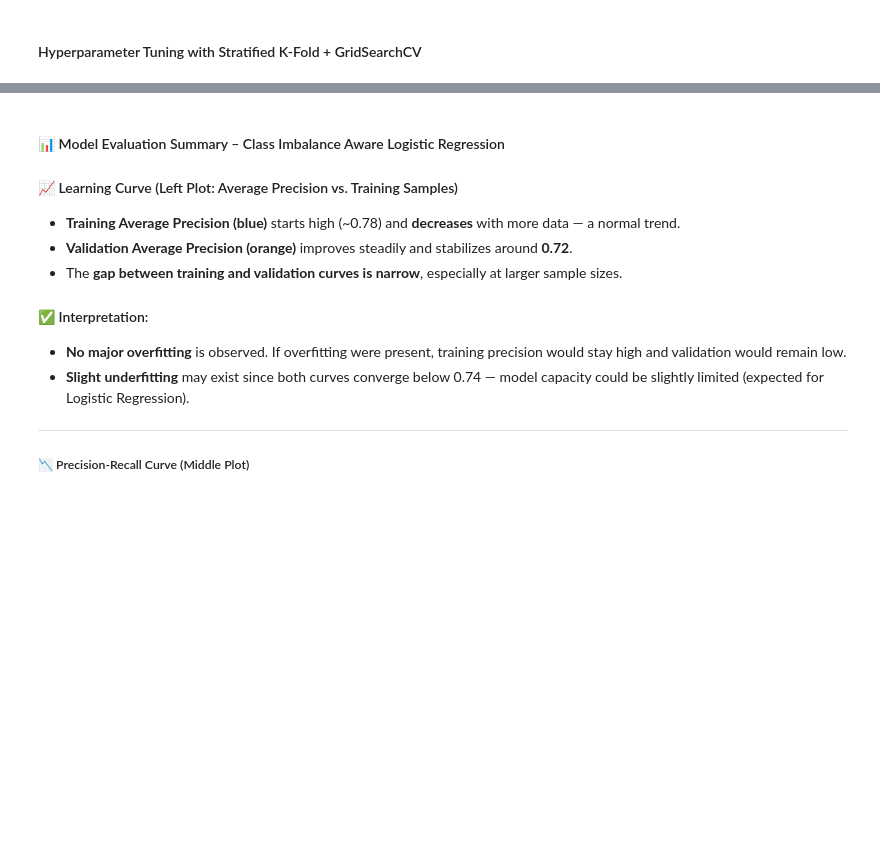
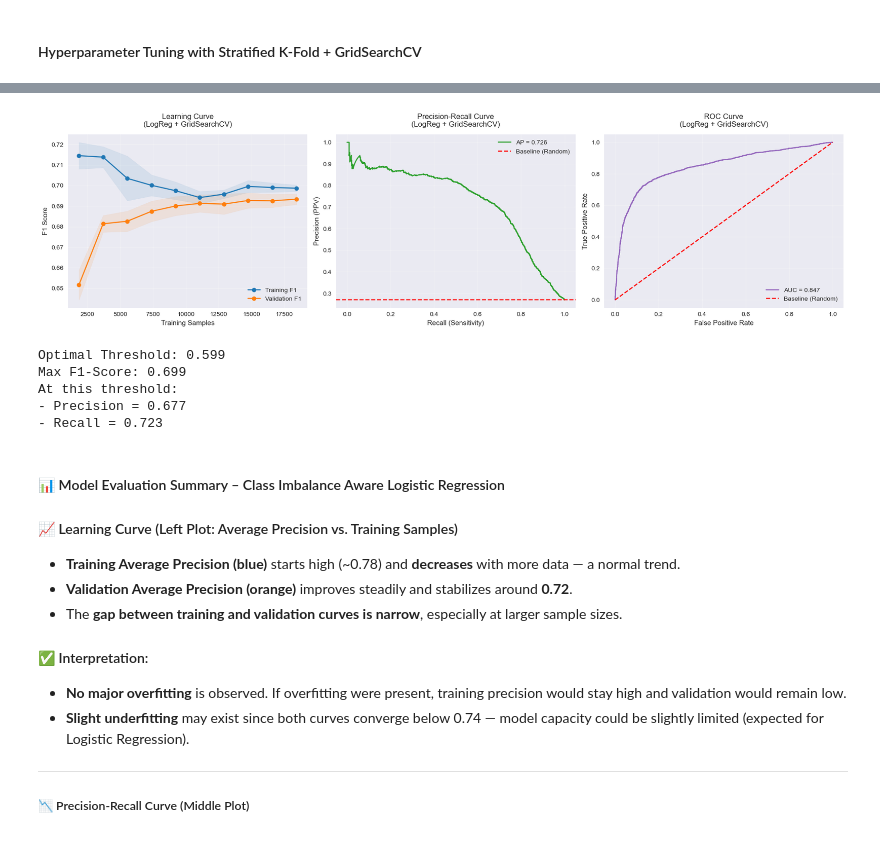
Before and after one commit to sumeetraheja/uol-module2-insurance, a Jupyter notebook: Assessment.ipynb, the cells around one changed output, grey strips where cells are left out. Saved outputs shown, nothing was run; the diff lists cells and outputs as text; code cells hidden in the pictures; blank space fills up the shorter version.

```diff
--- a/Assessment.ipynb
+++ b/Assessment.ipynb
@@ -1397,15 +1510,15 @@ As this is a **fraud detection** use case:
 
 # 1. Define a targeted parameter grid
 param_grid = {
-    'clf__C': np.logspace(-2, 2, 5),  # Test stronger regularization
-    'clf__penalty': ['l2'],           # Faster than l1 for liblinear
+    'clf__C': [0.01, 0.1, 1, 10, 100,1000,10000],  # Test Regularization [0.01, 0.1, 1, 10, 100]
+    'clf__penalty': ['l2','l1'],           # Faster than l1 for liblinear
     'clf__solver': ['liblinear'],     # Optimized for small-to-medium datasets
-    'clf__class_weight': ['balanced'] # Focus on best imbalance handling
-
+    'clf__class_weight': ['balanced',{0:1, 1:5}] # Focus on best imbalance handling
 }
 
+
 # 2. Streamlined CV strategy
-cv = StratifiedKFold(n_splits=3, shuffle=True, random_state=42)  # Reduced from 5-fold
+cv = StratifiedKFold(n_splits=3, shuffle=True, random_state=42)  # Reduced from 3-fold
 
 # 3. Configure GridSearch
 grid_search = GridSearchCV(
@@ -1424,14 +1537,14 @@ grid_search.fit(X_train, y_train)
 print(f"GridSearch completed in {(time.time()-start_time)/60:.1f} minutes")
 
 # 5. Best model analysis
-best_model = grid_search.best_estimator_
+lr_best_model_with_hyper_tunning = grid_search.best_estimator_
 print("\nBest Parameters:")
 for param, value in grid_search.best_params_.items():
     print(f"{param:20}: {value}")
 
 # 6. Final evaluation
-y_pred = best_model.predict(X_test)
-y_probs = best_model.predict_proba(X_test)[:, 1]
+y_pred = lr_best_model_with_hyper_tunning.predict(X_test)
+y_probs = lr_best_model_with_hyper_tunning.predict_proba(X_test)[:, 1]
 print("\nTest Set Performance:")
 print(classification_report(y_test, y_pred))
 print(f"AP Score: {average_precision_score(y_test, y_probs):.3f}")
@@ -1564,3 +1571,20 @@ At this threshold:
+# %%
+
+plot_model_curves(
+    pipeline=lr_best_model_with_hyper_tunning,
+    X_train=X_train,
+    y_train=y_train,
+    X_test=X_test,
+    y_test=y_test,
+    title_prefix="LogReg + GridSearchCV"
+)
+# %% [output]
+[figure, added]
+Optimal Threshold: 0.599
+Max F1-Score: 0.699
+At this threshold:
+- Precision = 0.677
+- Recall = 0.723
 # %% [markdown]
 #### 📊 Model Evaluation Summary – Class Imbalance Aware Logistic Regression
 
```
Also changed, not shown: parts of 66 cells of this notebook.
